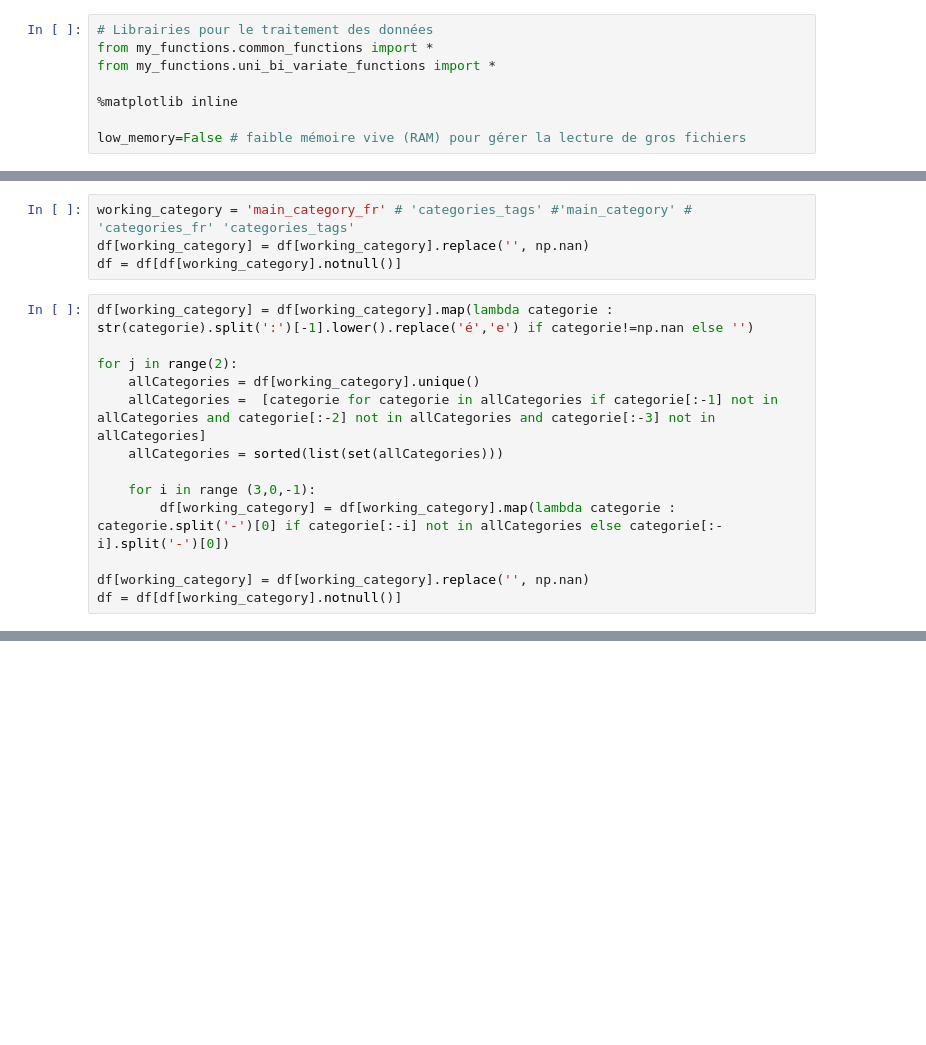
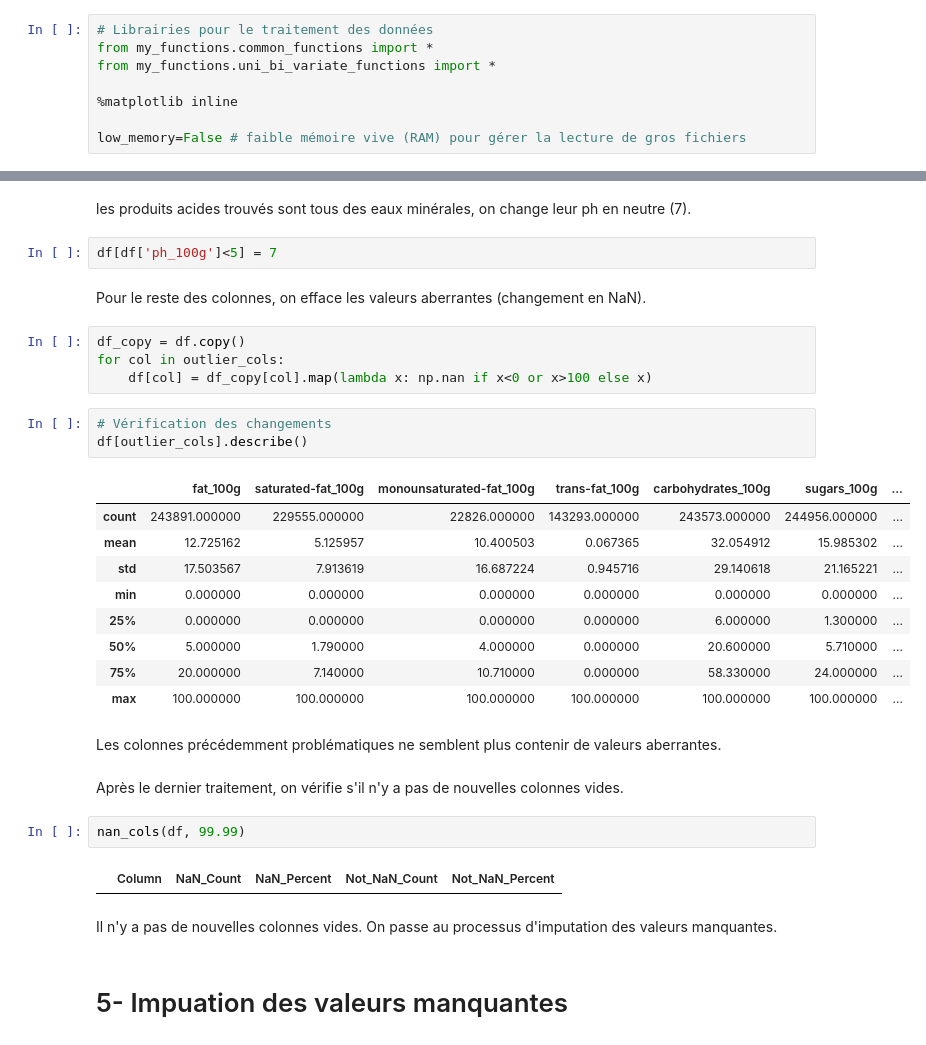
Before and after one commit to DrHadiNono/Notebooks-OC, a Jupyter notebook: Projets/P3/PSanté_01_notebooknettoyage.ipynb, the cells around one changed output, grey strips where cells are left out. Saved outputs shown, nothing was run; the diff lists cells and outputs as text; blank space fills up the shorter version.

```diff
--- a/Projets/P3/PSanté_01_notebooknettoyage.ipynb
+++ b/Projets/P3/PSanté_01_notebooknettoyage.ipynb
@@ -151,17 +91,0 @@ Voici un sous-échantillon aléatoire :
-# %%
-working_category = 'main_category_fr' # 'categories_tags' #'main_category' # 'categories_fr' 'categories_tags'
-df[working_category] = df[working_category].replace('', np.nan)
-df = df[df[working_category].notnull()]
-# %%
-df[working_category] = df[working_category].map(lambda categorie : str(categorie).split(':')[-1].lower().replace('é','e') if categorie!=np.nan else '')
-
-for j in range(2):
-    allCategories = df[working_category].unique()
-    allCategories =  [categorie for categorie in allCategories if categorie[:-1] not in allCategories and categorie[:-2] not in allCategories and categorie[:-3] not in allCategories]
-    allCategories = sorted(list(set(allCategories)))
-
-    for i in range (3,0,-1):
-        df[working_category] = df[working_category].map(lambda categorie : categorie.split('-')[0] if categorie[:-i] not in allCategories else categorie[:-i].split('-')[0])
-
-df[working_category] = df[working_category].replace('', np.nan)
-df = df[df[working_category].notnull()]
@@ -260,0 +119,35 @@ Voici un sous-échantillon aléatoire :
+# %% [markdown]
+les produits acides trouvés sont tous des eaux minérales, on change leur ph en neutre (7).
+# %%
+df[df['ph_100g']<5] = 7
+# %% [markdown]
+Pour le reste des colonnes, on efface les valeurs aberrantes (changement en NaN).
+# %%
+df_copy = df.copy()
+for col in outlier_cols:
+    df[col] = df_copy[col].map(lambda x: np.nan if x<0 or x>100 else x)
+# %%
+# Vérification des changements
+df[outlier_cols].describe()
+# %% [output]
+|  | fat_100g | saturated-fat_100g | monounsaturated-fat_100g | trans-fat_100g | carbohydrates_100g | sugars_100g | ... |
+| count | 243891.000000 | 229555.000000 | 22826.000000 | 143293.000000 | 243573.000000 | 244956.000000 | ... |
+| mean | 12.725162 | 5.125957 | 10.400503 | 0.067365 | 32.054912 | 15.985302 | ... |
+| std | 17.503567 | 7.913619 | 16.687224 | 0.945716 | 29.140618 | 21.165221 | ... |
+| min | 0.000000 | 0.000000 | 0.000000 | 0.000000 | 0.000000 | 0.000000 | ... |
+| 25% | 0.000000 | 0.000000 | 0.000000 | 0.000000 | 6.000000 | 1.300000 | ... |
+| 50% | 5.000000 | 1.790000 | 4.000000 | 0.000000 | 20.600000 | 5.710000 | ... |
+| 75% | 20.000000 | 7.140000 | 10.710000 | 0.000000 | 58.330000 | 24.000000 | ... |
+| max | 100.000000 | 100.000000 | 100.000000 | 100.000000 | 100.000000 | 100.000000 | ... |
+# %% [markdown]
+Les colonnes précédemment problématiques ne semblent plus contenir de valeurs aberrantes.
+# %% [markdown]
+Après le dernier traitement, on vérifie s'il n'y a pas de nouvelles colonnes vides.
+# %%
+nan_cols(df, 99.99)
+# %% [output]
+|  | Column | NaN_Count | NaN_Percent | Not_NaN_Count | Not_NaN_Percent |
+# %% [markdown]
+Il n'y a pas de nouvelles colonnes vides. On passe au processus d'imputation des valeurs manquantes.
+# %% [markdown]
+# 5- Impuation des valeurs manquantes
```
Also changed, not shown: parts of 70 cells of this notebook, 2 other files.
